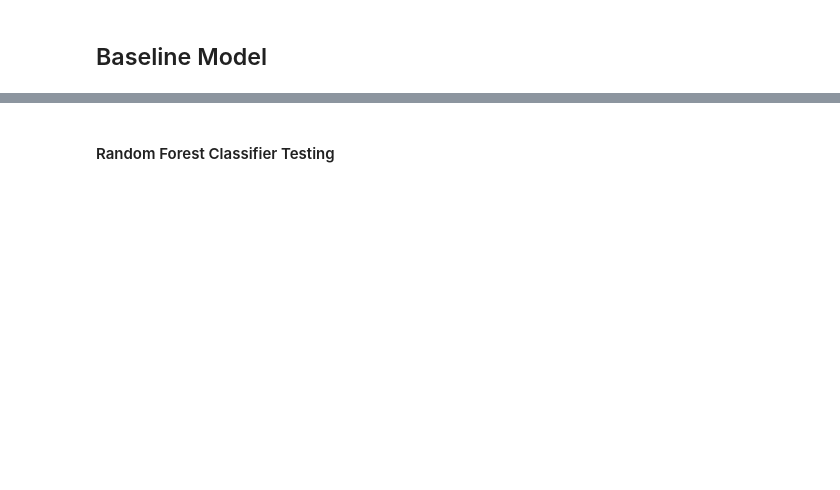
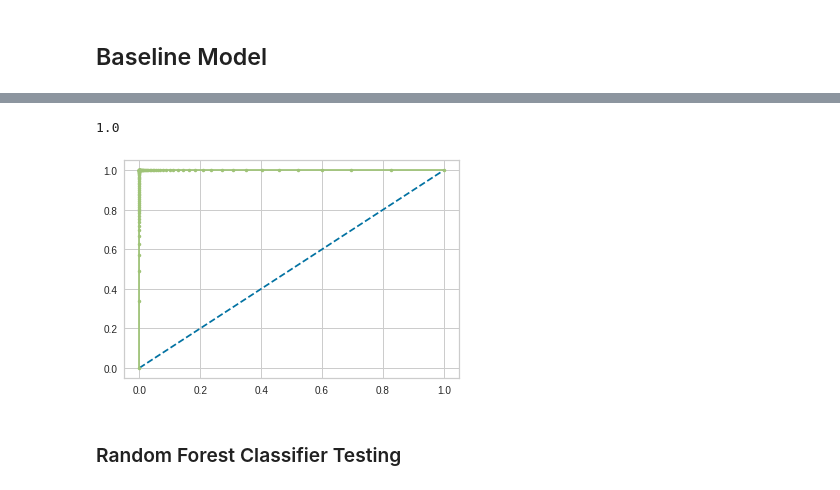
Before and after one commit to peter-haferl/prisoner_recidivism_classifier, a Jupyter notebook: data_explore_clean.ipynb, the cells around one changed output, grey strips where cells are left out. Saved outputs shown, nothing was run; the diff lists cells and outputs as text; code cells hidden in the pictures; blank space fills up the shorter version.

```diff
--- a/data_explore_clean.ipynb
+++ b/data_explore_clean.ipynb
@@ -146,0 +209,11 @@ X_train, X_test, y_train, y_test = train_test_split(X, y)
+# %%
+search = GridSearchCV(estimator=RandomForestClassifier(),
+                     param_grid=params,
+                     cv=5,
+                     return_train_score=True,
+                     verbose=True,
+                     n_jobs=-1)
+# %%
+warnings.simplefilter('ignore')
+
+search.fit(X_train, y_train)
@@ -147,5 +242,5 @@ X_train, X_test, y_train, y_test = train_test_split(X, y)
 # %%
-rfc = RandomForestClassifier(n_estimators=100)
+rfc = RandomForestClassifier(n_estimators=100, oob_score=True, criterion='entropy', max_depth=1000, n_jobs=-1)
 # %%
 rfc.fit(X_train, y_train)
 # %% [output]
@@ -176,8 +268,24 @@ print(classification_report(y_train, y_train_pred))
    micro avg       1.00      1.00      1.00    120209
    macro avg       1.00      1.00      1.00    120209
 weighted avg       1.00      1.00      1.00    120209
+# %%
+rfc.score(X_train, y_train)
+# %% [output]
+1.0
+# %%
+probs_train = rfc.predict_proba(X_train)[:,1]
+# %%
+fpr, tpr, thresholds = roc_curve(y_train, probs_train)
+# plot no skill
+plt.plot([0, 1], [0, 1], linestyle='--')
+# plot the roc curve for the model
+plt.plot(fpr, tpr, marker='.')
+# show the plot
+plt.show()
+# %% [output]
+[figure, added]
 # %% [markdown]
-#### Random Forest Classifier Testing
+### Random Forest Classifier Testing
 # %%
 y_test_pred = rfc.predict(X_test)
 # %%
```
Also changed, not shown: parts of 25 cells of this notebook.
